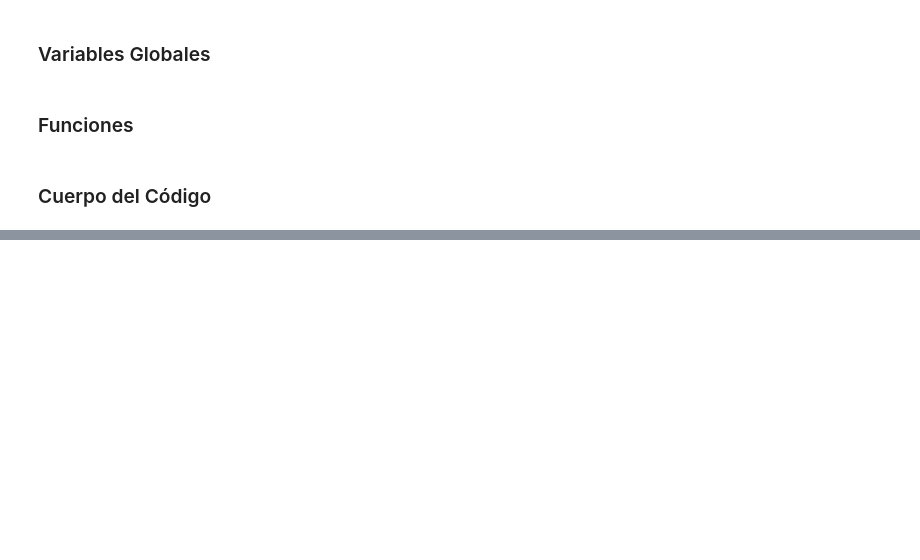
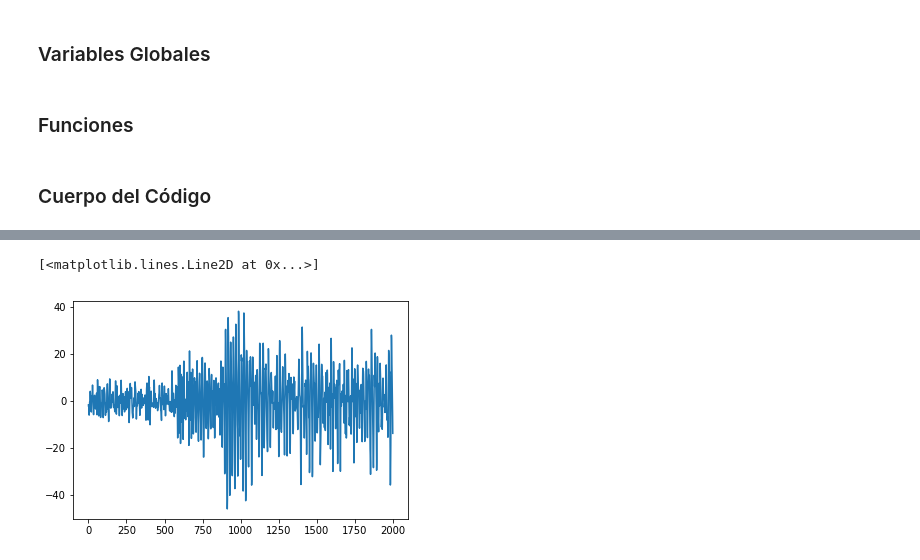
Before and after one commit to lopezjuanma96/PiDJm, a Jupyter notebook: ProcEEGingV.ipynb, the cells around one changed output, grey strips where cells are left out. Cells and saved outputs as stored; diff of their text form; code cells hidden in the pictures; blank space fills up the shorter version.

```diff
--- a/ProcEEGingV.ipynb
+++ b/ProcEEGingV.ipynb
@@ -38,3 +31,21 @@ chan_selecc = []
+# %%
+#definimos las variables de antemano para que las use todo el algoritmo, como globales
+usecols = 0   #columnas a utilizar del archivo de señal
+skiprows = 0  #Filas a saltear del archivo de señal
+sep = ","     #Símbolo que separa columnas en el archivo de señal
+
+col_names = [] #Lista para nombre de las columnas
+col_types = [] #Lista para el tipo de datos en cada columna
+
+chan_quant = 0 #Cantidad de columnas que son del tipo "Channel"
+
+chan_pos = []  #Posiciones en las que se colocaron los electrodos de cada canal
+chan_selecc = [] #Lista de canales que se van a utilizar del total presentes en el archivo de señal
+
+fq_lo = 0      #frequencia baja del filtro pasabanda
+fq_hi = 0      #frecuencia alta del filtro pasabanda
+fq_no = 0      #frecuencia del filtro notch
+fq_sub = 0     #frecuencia de submuestreo
 # %% [markdown]
 ### Funciones
 # %%
@@ -390,4 +454,6 @@ chan_config(col_names, col_types)
 X_chan, X_accel, X_tag = pd_toarray(X_pd)
 
 X_mneRaw = array_tomneRaw(X_chan)
+
+X_mneProc = sgn_preproc(X_mneRaw)
 # %% [output]
@@ -405,0 +480,5 @@ X_mneRaw
+# %%
+plt.plot(X_mneProc.get_data()[0,20000:22000])
+# %% [output]
+[<matplotlib.lines.Line2D at 0x...>]
+[figure, added]
```
Also changed, not shown: parts of 13 cells of this notebook.
